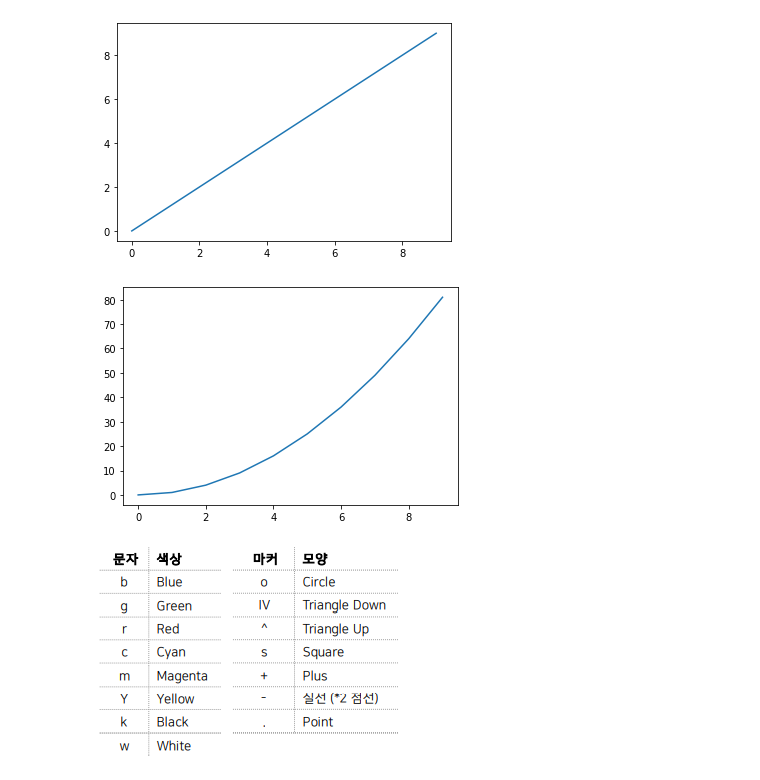
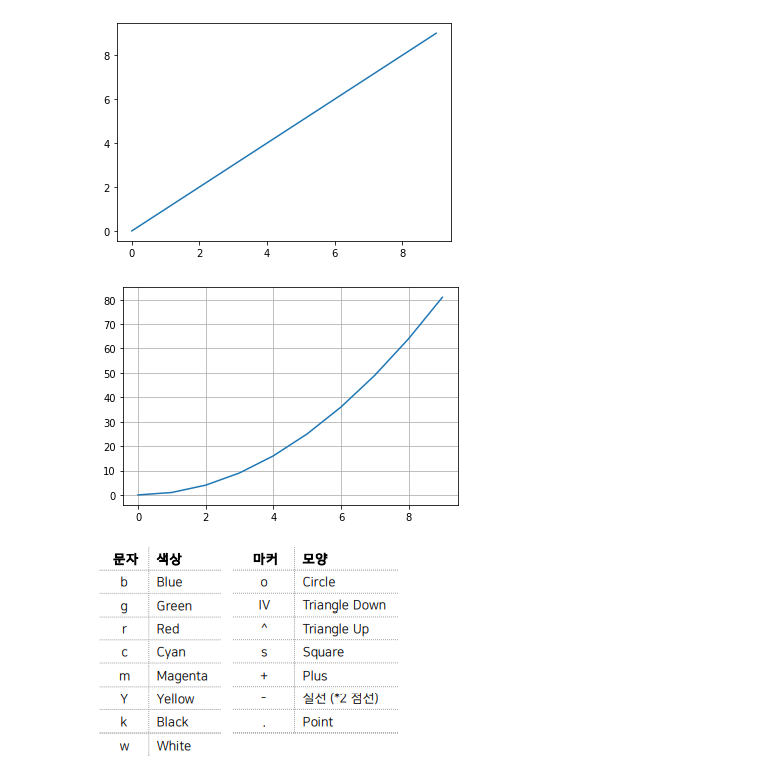
Before and after one commit to skyworld19/ds-school-advanced, a Jupyter notebook: Data_visualization_LAB.ipynb, the cells around one changed output. Cells and saved outputs as stored; diff of their text form; code cells hidden in the pictures.

```diff
--- a/Data_visualization_LAB.ipynb
+++ b/Data_visualization_LAB.ipynb
@@ -41,12 +43,13 @@ plt.show()
 [figure]
 # %%
 # x는 0 ~ 9, y = x**2 에 대한 그래프 그리기
-x =
-y =
-
+x = np.arange(10)
+y = x**2
+plt.plot(x,y)
+plt.grid()
 plt.show()
 # %% [output]
-[figure, old version]
+[figure, new version]
 # %% [markdown]
 
   ![image.png](embedded-picture-1)
```
Also changed, not shown: parts of 26 cells of this notebook.
